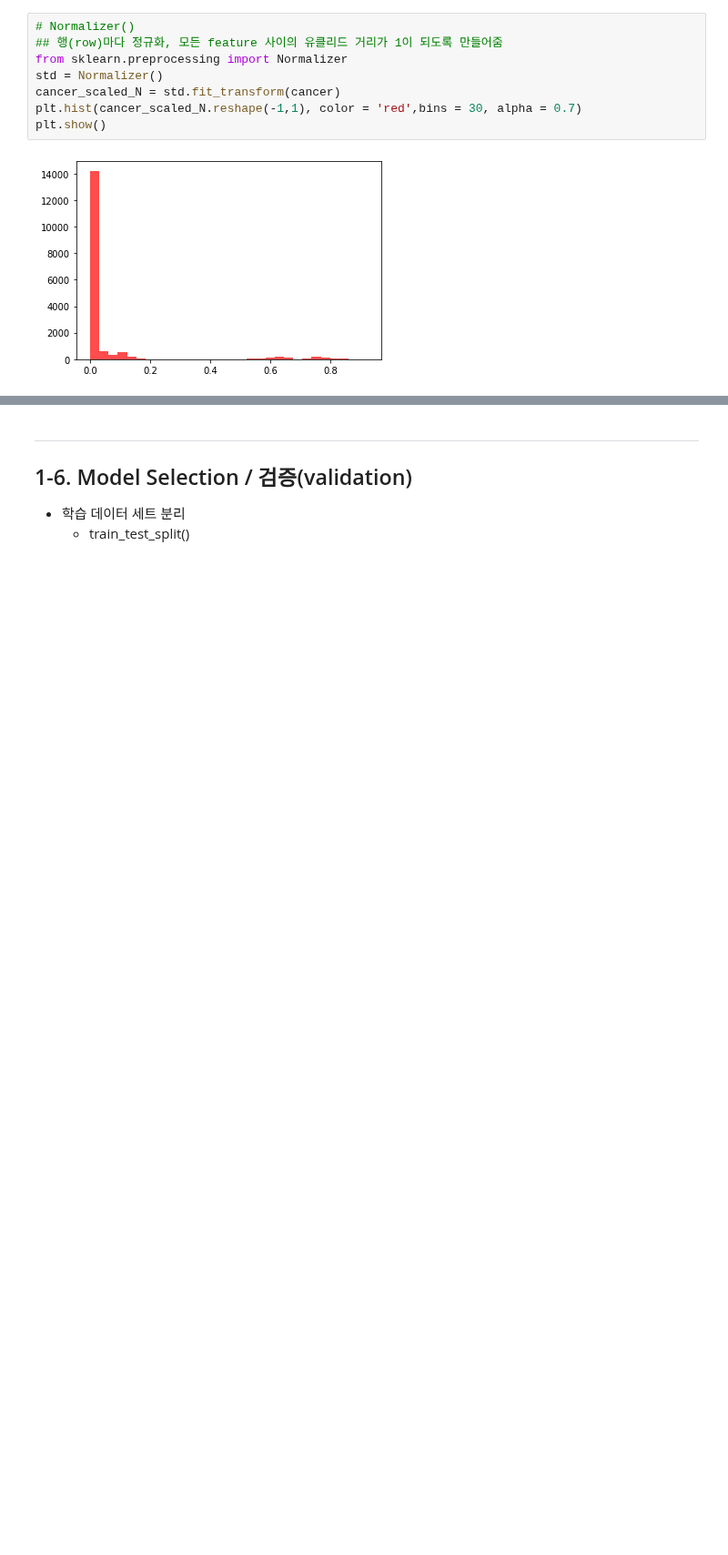
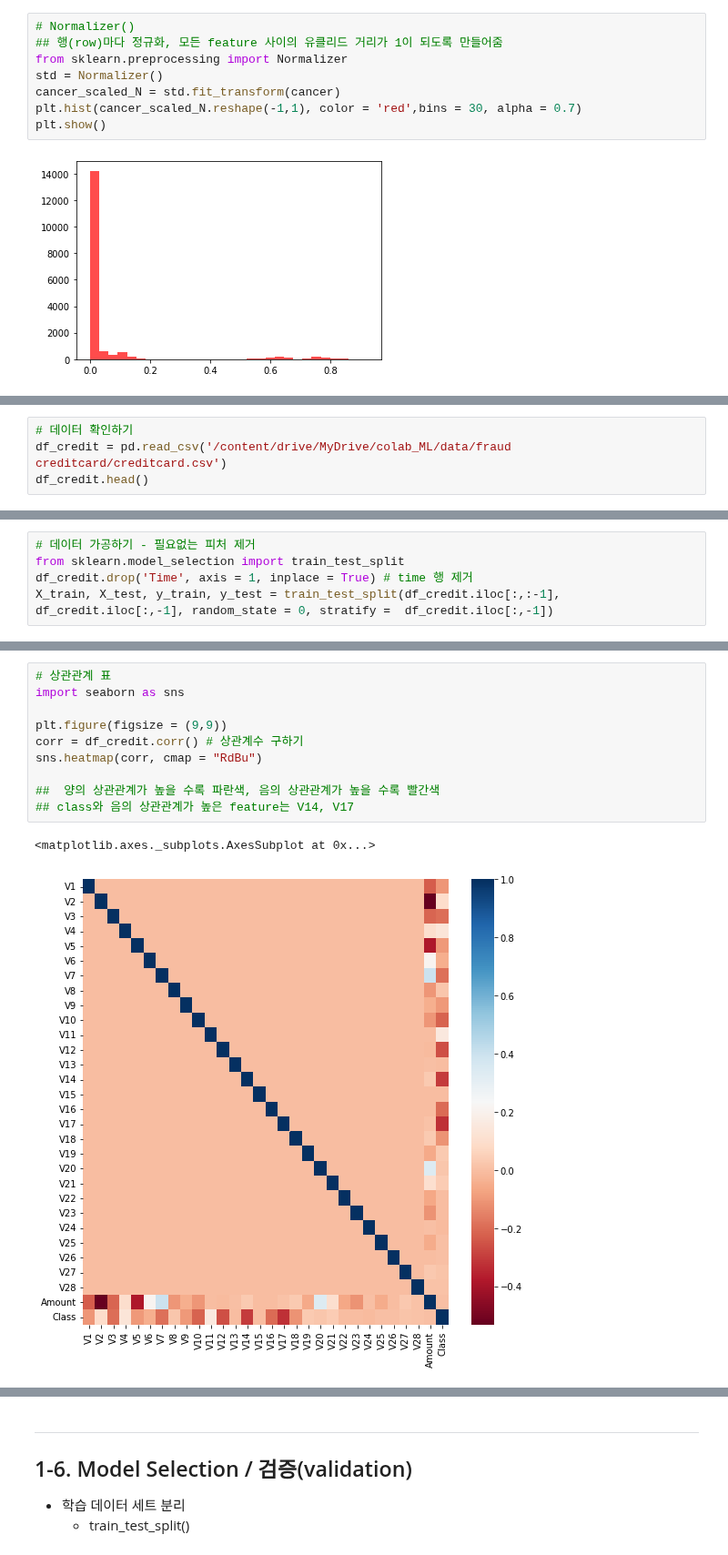
Before and after one commit to jerry-ryu/ML_beginning, a Jupyter notebook: 2.scikit-learn.ipynb, the cells around one changed output, grey strips where cells are left out. Shown at 91% size. Cells and saved outputs as stored; diff of their text form; blank space fills up the shorter version.

```diff
--- a/2.scikit-learn.ipynb
+++ b/2.scikit-learn.ipynb
@@ -593,0 +617,4 @@ plt.show()
+# %%
+# 데이터 확인하기
+df_credit = pd.read_csv('/content/drive/MyDrive/colab_ML/data/fraud creditcard/creditcard.csv')
+df_credit.head()
@@ -593,0 +651,5 @@ plt.show()
+# %%
+# 데이터 가공하기 - 필요없는 피처 제거
+from sklearn.model_selection import train_test_split
+df_credit.drop('Time', axis = 1, inplace = True) # time 행 제거
+X_train, X_test, y_train, y_test = train_test_split(df_credit.iloc[:,:-1], df_credit.iloc[:,-1], random_state = 0, stratify =  df_credit.iloc[:,-1])
@@ -593,0 +716,13 @@ plt.show()
+# %%
+# 상관관계 표
+import seaborn as sns
+
+plt.figure(figsize = (9,9))
+corr = df_credit.corr() # 상관계수 구하기
+sns.heatmap(corr, cmap = "RdBu")
+
+##  양의 상관관계가 높을 수록 파란색, 음의 상관관계가 높을 수록 빨간색
+## class와 음의 상관관계가 높은 feature는 V14, V17
+# %% [output]
+<matplotlib.axes._subplots.AxesSubplot at 0x...>
+[figure, added]
```
Also changed, not shown: parts of 16 cells of this notebook.
